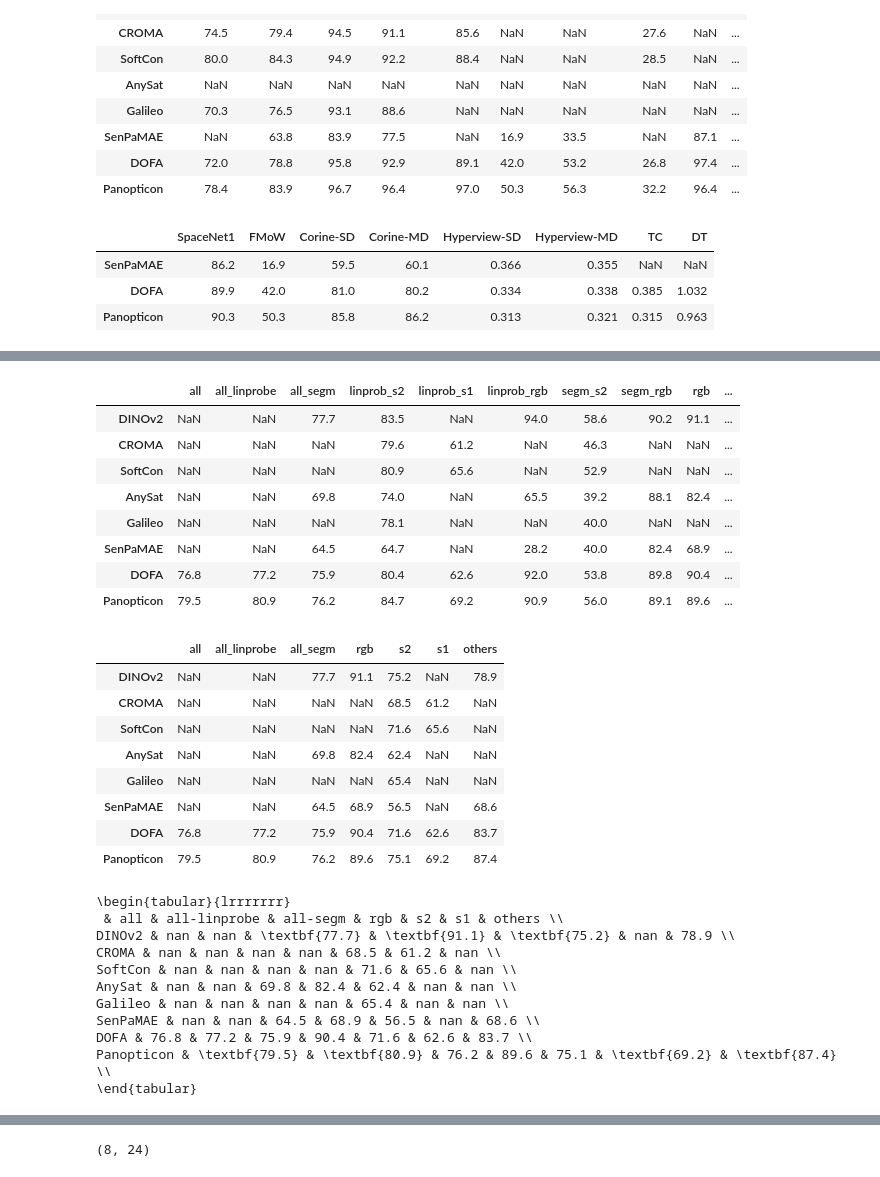
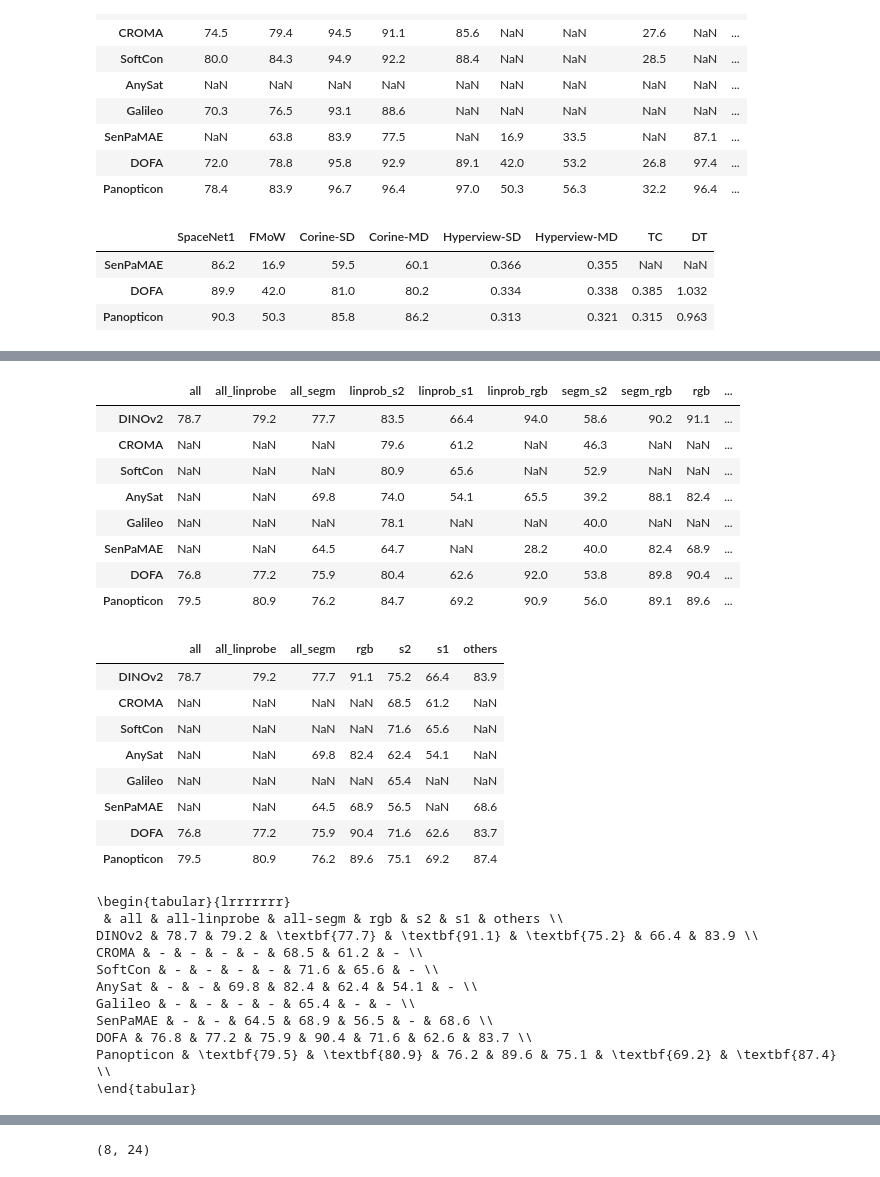
Before and after one commit to geobreeze/geobreeze, a Jupyter notebook: gb.ipynb, the cells around one changed output, grey strips where cells are left out. Cells and saved outputs as stored; diff of their text form; code cells hidden in the pictures.

```diff
--- a/gb.ipynb
+++ b/gb.ipynb
@@ -398,8 +497,11 @@ def find(src, tgt):
 # find(sats['hyperview'], sats['MD'])
 
 # find(sats['hyperview'], [665.69,554,487])
-
-find(sats['corine'], sats['SD'])
-find(sats['corine'], sats['MD'])
-find(sats['corine'], sats['SD_rgb'])
-find(sats['corine'], sats['MD_rgb'])
+corine_hyperview = {
+    'hyperview-sd': find(sats['hyperview'], sats['SD'])[0],
+    'hyperview-md': find(sats['hyperview'], sats['MD'])[0],
+    'corine-sd': find(sats['corine'], sats['SD'])[0],
+    'corine-md': find(sats['corine'], sats['MD'])[0],
+}
+# find(sats['corine'], sats['SD_rgb'])
+# find(sats['corine'], sats['MD_rgb'])
@@ -412,0 +621,4 @@ tensor([443.7040, 490.9730, 532.7190, 565.8110, 611.5870, 665.7510, 706.9180,
+# %%
+out = [b['gaussian']['mu'] for b in load_ds_cfg('m-eurosat')['bands']]
+out = torch.tensor(out)
+out
@@ -800,17 +1036,25 @@ def merge(cols=['m-so2sat-s1', 'eurosat-sar']):
 
 all_df = merge()
 
-dinov2_new_vals = {
-    'Corine-SD': 73.1,
-    'Corine-MD': 73.2,
-    'Hyperview-MD': 33.5,
-    'Hyperview-SD': 34.0,
-    'SpaceNet1': 90.5,
-    'FMoW': 47.0,
+new_vals = {
+    'DINOv2': {
+        'Corine-SD': 80.6,
+        'Corine-MD': 80.7,
+        'Hyperview-MD': 0.335,
+        'Hyperview-SD': 0.340,
+        'SpaceNet1': 90.5,
+        'FMoW': 47.0,
+        'benv2-s1': 73.8,
+    },
+    'AnySat': {
+        'eurosat-sar': 73.3,
+        'm-so2sat-s1': 24.5,
+    }
 }
 
-for k, v in dinov2_new_vals.items():
-    all_df.loc['DINOv2', k] = v
+for m, m_vals in new_vals.items():
+    for k, v in m_vals.items():
+        all_df.loc[m, k] = v
 
 p = '/home/hk-project-pai00028/tum_mhj8661/code/tasks.yaml'
 with open(p) as f:
@@ -851,7 +1095,9 @@ printdf = df[['all','all_linprobe','all_segm','rgb','s2','s1','others']]
 display(printdf)
 
 printdf.columns = [c.replace('_','-') for c in printdf.columns]
-print(printdf.round(1).style.format(precision=1).highlight_max(axis=0, props='textbf:--rwrap;').to_latex())
+printout = printdf.round(1).style.format(precision=1).highlight_max(axis=0, props='textbf:--rwrap;').to_latex()
+printout = printout.replace('nan', '-')
+print(printout)
 # %% [output]
 |  | SpaceNet1 | FMoW | Corine-SD | Corine-MD | Hyperview-SD | Hyperview-MD | TC | DT |
 | SenPaMAE | 86.2 | 16.9 | 59.5 | 60.1 | 0.366 | 0.355 | NaN | NaN |
@@ -877,29 +1123,29 @@ GROUP  rgbn
 |  | all | all_linprobe | all_segm | linprob_s2 | linprob_s1 | linprob_rgb | segm_s2 | segm_rgb | rgb | ... |
-| DINOv2 | NaN | NaN | 77.7 | 83.5 | NaN | 94.0 | 58.6 | 90.2 | 91.1 | ... |
+| DINOv2 | 78.7 | 79.2 | 77.7 | 83.5 | 66.4 | 94.0 | 58.6 | 90.2 | 91.1 | ... |
 | CROMA | NaN | NaN | NaN | 79.6 | 61.2 | NaN | 46.3 | NaN | NaN | ... |
 | SoftCon | NaN | NaN | NaN | 80.9 | 65.6 | NaN | 52.9 | NaN | NaN | ... |
-| AnySat | NaN | NaN | 69.8 | 74.0 | NaN | 65.5 | 39.2 | 88.1 | 82.4 | ... |
+| AnySat | NaN | NaN | 69.8 | 74.0 | 54.1 | 65.5 | 39.2 | 88.1 | 82.4 | ... |
 | Galileo | NaN | NaN | NaN | 78.1 | NaN | NaN | 40.0 | NaN | NaN | ... |
 | SenPaMAE | NaN | NaN | 64.5 | 64.7 | NaN | 28.2 | 40.0 | 82.4 | 68.9 | ... |
 | DOFA | 76.8 | 77.2 | 75.9 | 80.4 | 62.6 | 92.0 | 53.8 | 89.8 | 90.4 | ... |
 | Panopticon | 79.5 | 80.9 | 76.2 | 84.7 | 69.2 | 90.9 | 56.0 | 89.1 | 89.6 | ... |
 |  | all | all_linprobe | all_segm | rgb | s2 | s1 | others |
-| DINOv2 | NaN | NaN | 77.7 | 91.1 | 75.2 | NaN | 78.9 |
+| DINOv2 | 78.7 | 79.2 | 77.7 | 91.1 | 75.2 | 66.4 | 83.9 |
 | CROMA | NaN | NaN | NaN | NaN | 68.5 | 61.2 | NaN |
 | SoftCon | NaN | NaN | NaN | NaN | 71.6 | 65.6 | NaN |
-| AnySat | NaN | NaN | 69.8 | 82.4 | 62.4 | NaN | NaN |
+| AnySat | NaN | NaN | 69.8 | 82.4 | 62.4 | 54.1 | NaN |
 | Galileo | NaN | NaN | NaN | NaN | 65.4 | NaN | NaN |
 | SenPaMAE | NaN | NaN | 64.5 | 68.9 | 56.5 | NaN | 68.6 |
 | DOFA | 76.8 | 77.2 | 75.9 | 90.4 | 71.6 | 62.6 | 83.7 |
 | Panopticon | 79.5 | 80.9 | 76.2 | 89.6 | 75.1 | 69.2 | 87.4 |
 \begin{tabular}{lrrrrrrr}
  & all & all-linprobe & all-segm & rgb & s2 & s1 & others \\
-DINOv2 & nan & nan & \textbf{77.7} & \textbf{91.1} & \textbf{75.2} & nan & 78.9 \\
-CROMA & nan & nan & nan & nan & 68.5 & 61.2 & nan \\
-SoftCon & nan & nan & nan & nan & 71.6 & 65.6 & nan \\
-AnySat & nan & nan & 69.8 & 82.4 & 62.4 & nan & nan \\
-Galileo & nan & nan & nan & nan & 65.4 & nan & nan \\
-SenPaMAE & nan & nan & 64.5 & 68.9 & 56.5 & nan & 68.6 \\
+DINOv2 & 78.7 & 79.2 & \textbf{77.7} & \textbf{91.1} & \textbf{75.2} & 66.4 & 83.9 \\
+CROMA & - & - & - & - & 68.5 & 61.2 & - \\
+SoftCon & - & - & - & - & 71.6 & 65.6 & - \\
+AnySat & - & - & 69.8 & 82.4 & 62.4 & 54.1 & - \\
+Galileo & - & - & - & - & 65.4 & - & - \\
+SenPaMAE & - & - & 64.5 & 68.9 & 56.5 & - & 68.6 \\
 DOFA & 76.8 & 77.2 & 75.9 & 90.4 & 71.6 & 62.6 & 83.7 \\
 Panopticon & \textbf{79.5} & \textbf{80.9} & 76.2 & 89.6 & 75.1 & \textbf{69.2} & \textbf{87.4} \\
 \end{tabular}
```
Also changed, not shown: parts of 35 cells of this notebook, 28 other files.
